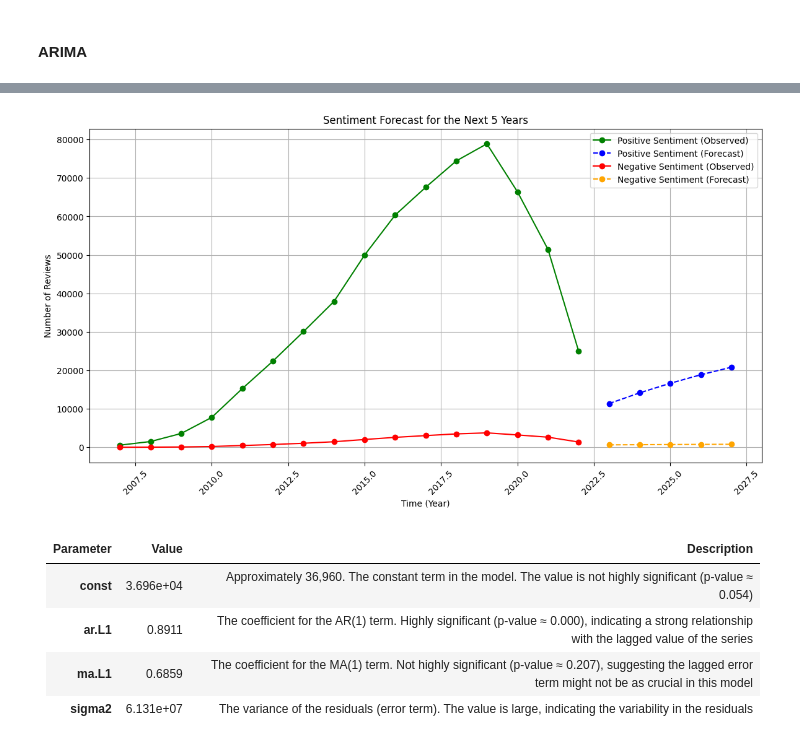
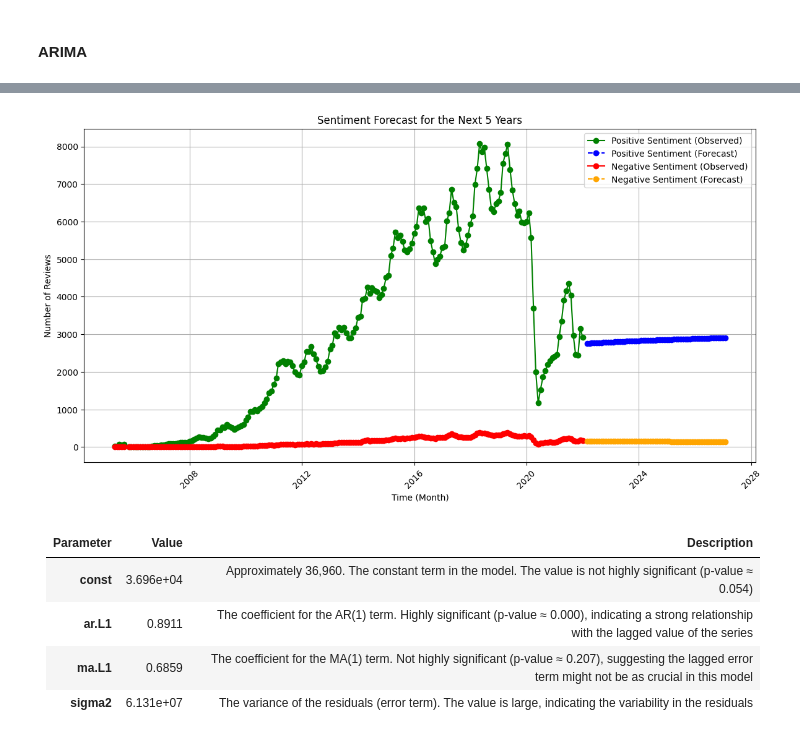
Before and after one commit to Antoni0Ferreira/FEUP-CAC, a Jupyter notebook: nlp_timeseries.ipynb, the cells around one changed output, grey strips where cells are left out. Saved outputs shown, nothing was run; the diff lists cells and outputs as text; code cells hidden in the pictures.

Commit message:
made arima with months

```diff
--- a/nlp_timeseries.ipynb
+++ b/nlp_timeseries.ipynb
@@ -29,6 +29,7 @@ print(data.head())
 # %%
 data['date'] = pd.to_datetime(data['date'])
 data['year'] = data['date'].dt.year
+data['month'] = data['date'].dt.month
 sentiment_counts = data.groupby(['year', 'sentiment']).size().unstack(fill_value=0)
 
 print(sentiment_counts.head())
@@ -299,9 +348,13 @@ window_size = 3
 yearly_data['positive_smoothed'] = yearly_data['positive'].rolling(window=window_size).mean()
 yearly_data['negative_smoothed'] = yearly_data['negative'].rolling(window=window_size).mean()
 
+monthly_data = data.groupby(['year', 'month']).agg({'positive': 'sum', 'negative': 'sum'}).reset_index()
+monthly_data['positive_smoothed'] = monthly_data['positive'].rolling(window=window_size).mean()
+monthly_data['negative_smoothed'] = monthly_data['negative'].rolling(window=window_size).mean()
+
 # Perform the Augmented Dickey-Fuller test
-adf_result_positive = adfuller(yearly_data['positive_smoothed'].dropna())
-adf_result_negative = adfuller(yearly_data['negative_smoothed'].dropna())
+adf_result_positive = adfuller(monthly_data['positive_smoothed'].dropna())
+adf_result_negative = adfuller(monthly_data['negative_smoothed'].dropna())
 
 # Print ADF test results for positive sentiment
 print('ADF Statistic for Positive Sentiment:', adf_result_positive[0])
@@ -413,43 +524,56 @@ These conclusions were already taken from the previous graphs.
 #### ARIMA
 # %%
 from statsmodels.tsa.arima.model import ARIMA
+import pandas as pd
+import matplotlib.pyplot as plt
+
+print(monthly_data.head())
+
+#my monthly_data['month'] is in yyyy-mm format
+# print the data type of the 'month' column
+
+# its type is Period[M], convert it to datetime
+monthly_data['month'] = pd.to_datetime(monthly_data['month'].dt.strftime('%Y-%m'))
+
+# Assume monthly_data is your DataFrame and it's indexed by 'date' in datetime format
+# If not, convert the 'month' or 'date' column to datetime and set it as index
+monthly_data.set_index('month', inplace=True)
 
 # Fit ARIMA model for positive sentiment
-positive_model = ARIMA(yearly_data['positive_smoothed'].dropna(), order=(1, 0, 1)).fit()
+positive_model = ARIMA(monthly_data['positive_smoothed'].dropna(), order=(1, 0, 1)).fit()
 print(positive_model.summary())
 
 # Fit ARIMA model for negative sentiment
-negative_model = ARIMA(yearly_data['negative_smoothed'].dropna(), order=(1, 0, 1)).fit()
+negative_model = ARIMA(monthly_data['negative_smoothed'].dropna(), order=(1, 0, 1)).fit()
 print(negative_model.summary())
 
-# Forecast for the next 5 years for positive sentiment
-positive_forecast = positive_model.forecast(steps=5)
+# Forecast for the next 5 years (5 years = 60 months)
+positive_forecast = positive_model.forecast(steps=60)
 print('Positive Sentiment Forecast:', positive_forecast)
 
-# Forecast for the next 5 years for negative sentiment
-negative_forecast = negative_model.forecast(steps=5)
+negative_forecast = negative_model.forecast(steps=60)
 print('Negative Sentiment Forecast:', negative_forecast)
 
-# Extend the yearly data to include forecasted years
-forecast_years = list(range(yearly_data['year'].max() + 1, yearly_data['year'].max() + 6))
-forecast_index = pd.concat([yearly_data['year'], pd.Series(forecast_years)], ignore_index=True)
+# Extend the monthly data to include forecasted months
+last_date = monthly_data.index.max()
+forecast_months = pd.date_range(start=last_date + pd.DateOffset(months=1), periods=60, freq='M')
 
 # Append the forecast to the data
-positive_forecast_series = pd.Series(positive_forecast, index=forecast_years)
-negative_forecast_series = pd.Series(negative_forecast, index=forecast_years)
+positive_forecast_series = pd.Series(positive_forecast, index=forecast_months)
+negative_forecast_series = pd.Series(negative_forecast, index=forecast_months)
 
 # Concatenate the original data with the forecast
-positive_extended = pd.concat([yearly_data['positive_smoothed'], positive_forecast_series])
-negative_extended = pd.concat([yearly_data['negative_smoothed'], negative_forecast_series])
+positive_extended = pd.concat([monthly_data['positive_smoothed'], positive_forecast_series])
+negative_extended = pd.concat([monthly_data['negative_smoothed'], negative_forecast_series])
 
 # Plot the forecasts
 plt.figure(figsize=(14, 7))
-plt.plot(yearly_data['year'], yearly_data['positive_smoothed'], label='Positive Sentiment (Observed)', color='green', marker='o')
-plt.plot(forecast_years, positive_forecast, label='Positive Sentiment (Forecast)', color='blue', linestyle='dashed', marker='o')
-plt.plot(yearly_data['year'], yearly_data['negative_smoothed'], label='Negative Sentiment (Observed)', color='red', marker='o')
-plt.plot(forecast_years, negative_forecast, label='Negative Sentiment (Forecast)', color='orange', linestyle='dashed', marker='o')
+plt.plot(monthly_data.index, monthly_data['positive_smoothed'], label='Positive Sentiment (Observed)', color='green', marker='o')
+plt.plot(forecast_months, positive_forecast, label='Positive Sentiment (Forecast)', color='blue', linestyle='dashed', marker='o')
+plt.plot(monthly_data.index, monthly_data['negative_smoothed'], label='Negative Sentiment (Observed)', color='red', marker='o')
+plt.plot(forecast_months, negative_forecast, label='Negative Sentiment (Forecast)', color='orange', linestyle='dashed', marker='o')
 plt.title('Sentiment Forecast for the Next 5 Years')
-plt.xlabel('Time (Year)')
+plt.xlabel('Time (Month)')
 plt.ylabel('Number of Reviews')
 plt.legend()
 plt.xticks(rotation=45)
@@ -475,5 +599,5 @@ Covariance Type:                  opg
 Name: predicted_mean, dtype: float64
-[figure, old version]
+[figure, new version]
 # %% [markdown]
 | **Parameter**            | **Value**            | **Description**                                                                                            |
 |--------------------------|----------------------|------------------------------------------------------------------------------------------------------------|
```
Also changed, not shown: parts of 12 cells of this notebook.
